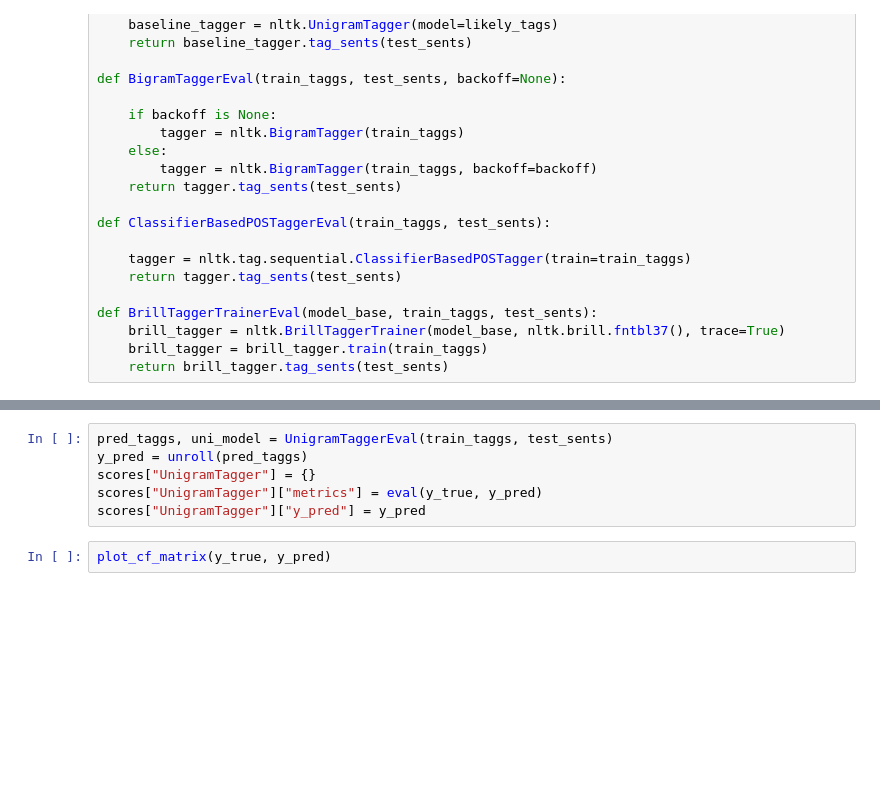
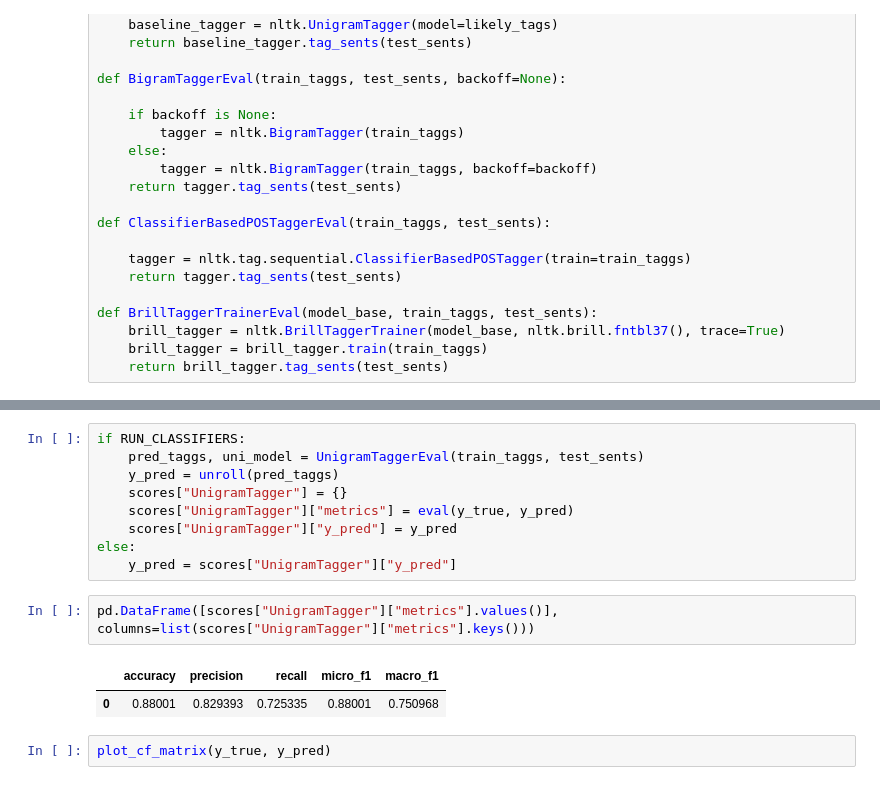
Before and after one commit to warSantos/NLP-TP2, a Jupyter notebook: pos_tagging.ipynb, the cells around one changed output, grey strips where cells are left out. Drawn from its saved outputs; the diff is of its cells as text; blank space fills up the shorter version.

```diff
--- a/pos_tagging.ipynb
+++ b/pos_tagging.ipynb
@@ -109,9 +133,17 @@ def BrillTaggerTrainerEval(model_base, train_taggs, test_sents):
 # %%
-pred_taggs, uni_model = UnigramTaggerEval(train_taggs, test_sents)
-y_pred = unroll(pred_taggs)
-scores["UnigramTagger"] = {}
-scores["UnigramTagger"]["metrics"] = eval(y_true, y_pred)
-scores["UnigramTagger"]["y_pred"] = y_pred
+if RUN_CLASSIFIERS:
+    pred_taggs, uni_model = UnigramTaggerEval(train_taggs, test_sents)
+    y_pred = unroll(pred_taggs)
+    scores["UnigramTagger"] = {}
+    scores["UnigramTagger"]["metrics"] = eval(y_true, y_pred)
+    scores["UnigramTagger"]["y_pred"] = y_pred
+else:
+    y_pred = scores["UnigramTagger"]["y_pred"]
+# %%
+pd.DataFrame([scores["UnigramTagger"]["metrics"].values()], columns=list(scores["UnigramTagger"]["metrics"].keys()))
+# %% [output]
+|  | accuracy | precision | recall | micro_f1 | macro_f1 |
+| 0 | 0.88001 | 0.829393 | 0.725335 | 0.88001 | 0.750968 |
 # %%
 plot_cf_matrix(y_true, y_pred)
 # %% [output]
```
Also changed, not shown: parts of 35 cells of this notebook.
